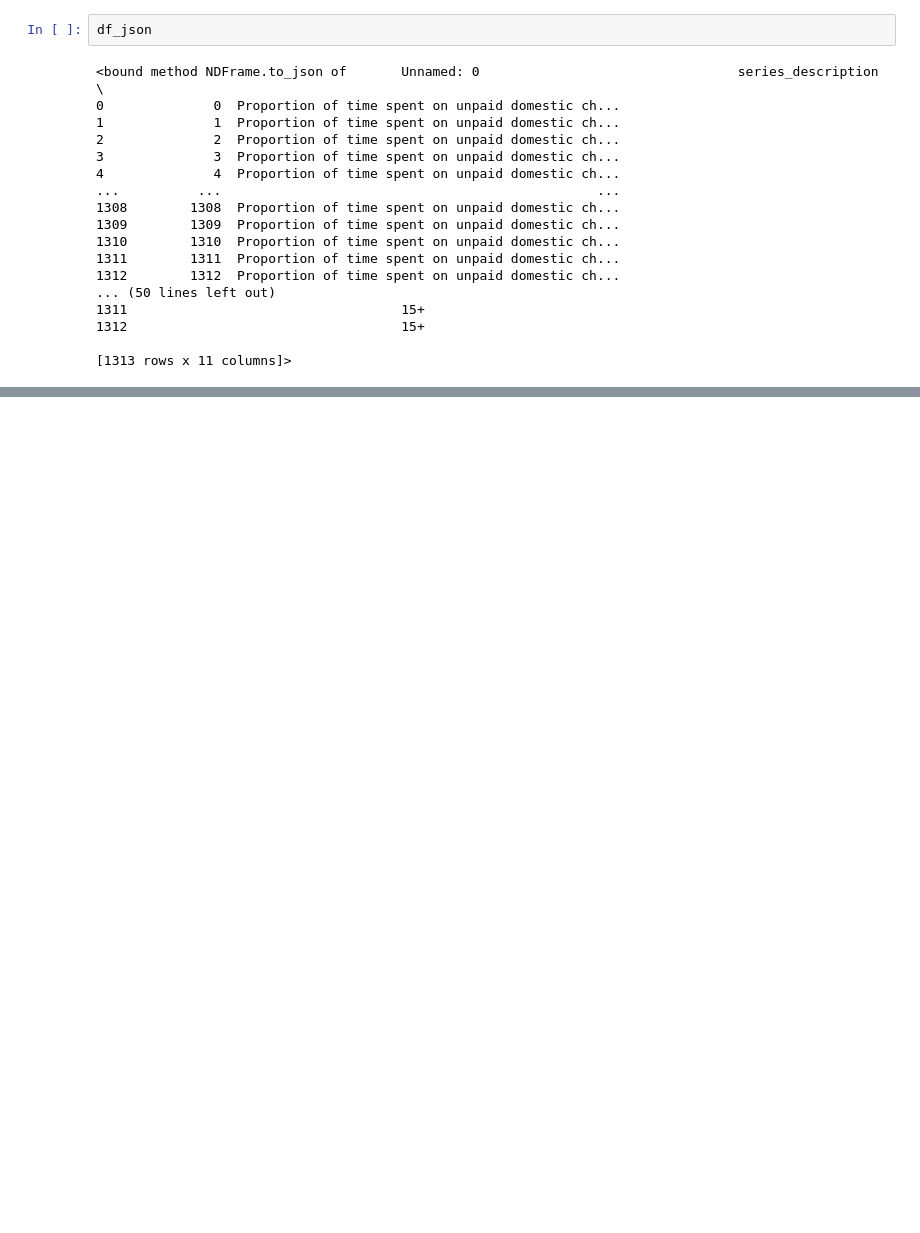
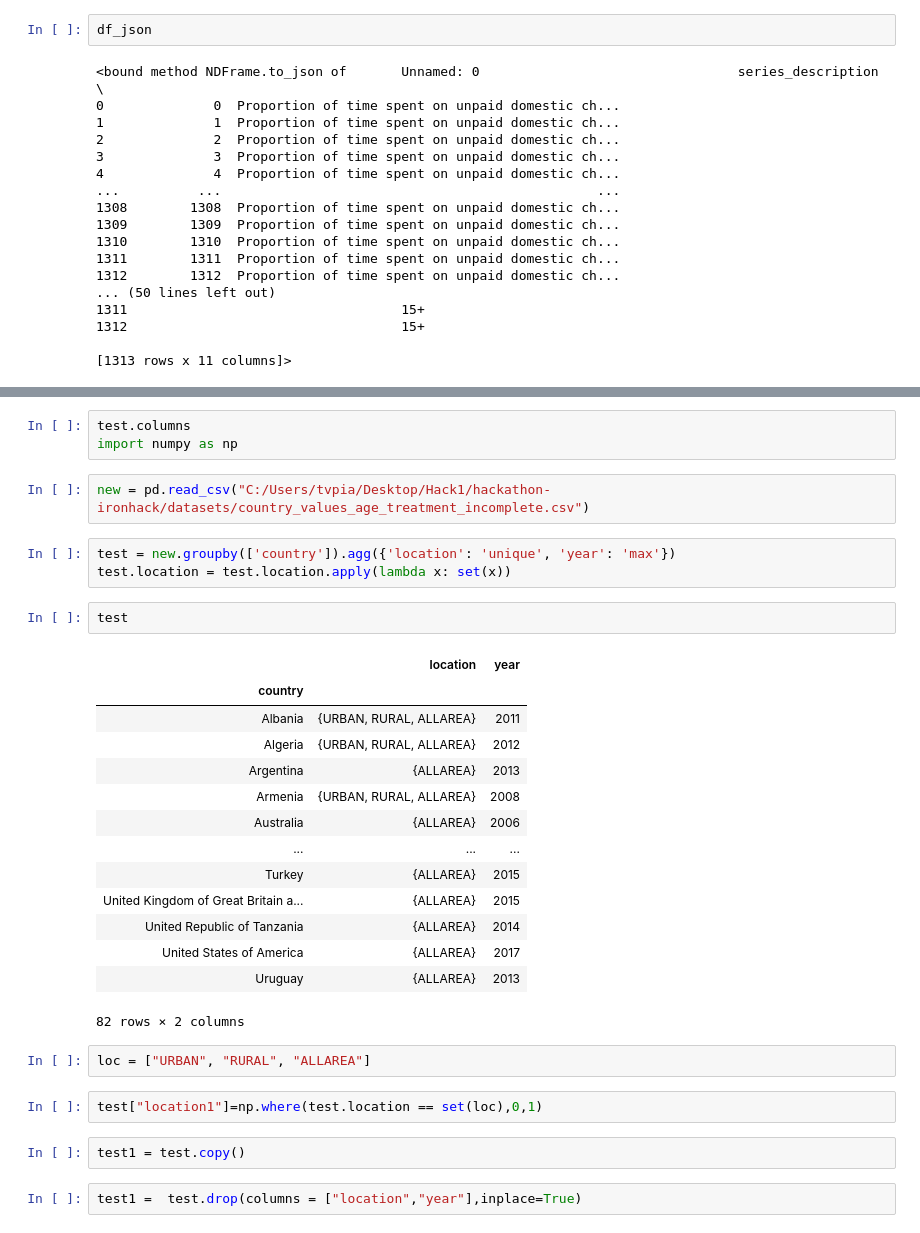
Before and after one commit to aariops/hackathon-ironhack, a Jupyter notebook: notebooks/Tri.ipynb, the cells around one changed output, grey strips where cells are left out. Cells and saved outputs as stored; diff of their text form; blank space fills up the shorter version.

```diff
--- a/notebooks/Tri.ipynb
+++ b/notebooks/Tri.ipynb
@@ -268,0 +268,33 @@ df_json
+# %%
+test.columns
+import numpy as np
+# %%
+new = pd.read_csv("C:/Users/tvpia/Desktop/Hack1/hackathon-ironhack/datasets/country_values_age_treatment_incomplete.csv")
+# %%
+test = new.groupby(['country']).agg({'location': 'unique', 'year': 'max'})
+test.location = test.location.apply(lambda x: set(x))
+# %%
+test
+# %% [output]
+|  | location | year |
+| country |  |  |
+| Albania | {URBAN, RURAL, ALLAREA} | 2011 |
+| Algeria | {URBAN, RURAL, ALLAREA} | 2012 |
+| Argentina | {ALLAREA} | 2013 |
+| Armenia | {URBAN, RURAL, ALLAREA} | 2008 |
+| Australia | {ALLAREA} | 2006 |
+| ... | ... | ... |
+| Turkey | {ALLAREA} | 2015 |
+| United Kingdom of Great Britain a... | {ALLAREA} | 2015 |
+| United Republic of Tanzania | {ALLAREA} | 2014 |
+| United States of America | {ALLAREA} | 2017 |
+| Uruguay | {ALLAREA} | 2013 |
+82 rows × 2 columns
+# %%
+loc = ["URBAN", "RURAL", "ALLAREA"]
+# %%
+test["location1"]=np.where(test.location == set(loc),0,1)
+# %%
+test1 = test.copy()
+# %%
+test1 =  test.drop(columns = ["location","year"],inplace=True)
```
Also changed, not shown: parts of 26 cells of this notebook, 1 other file.
